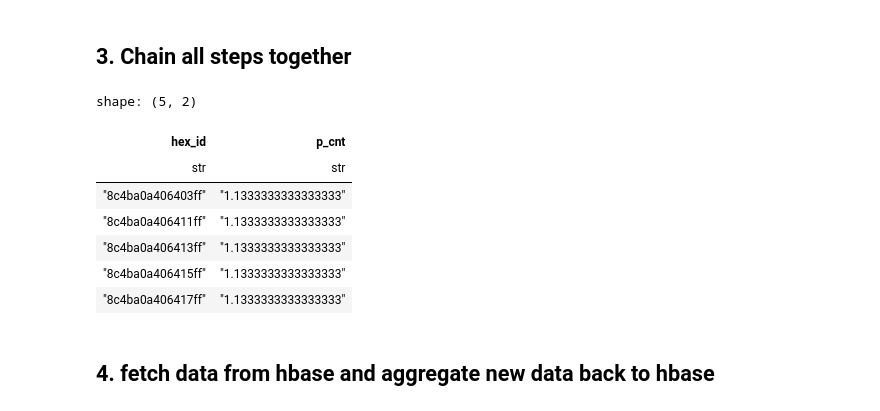
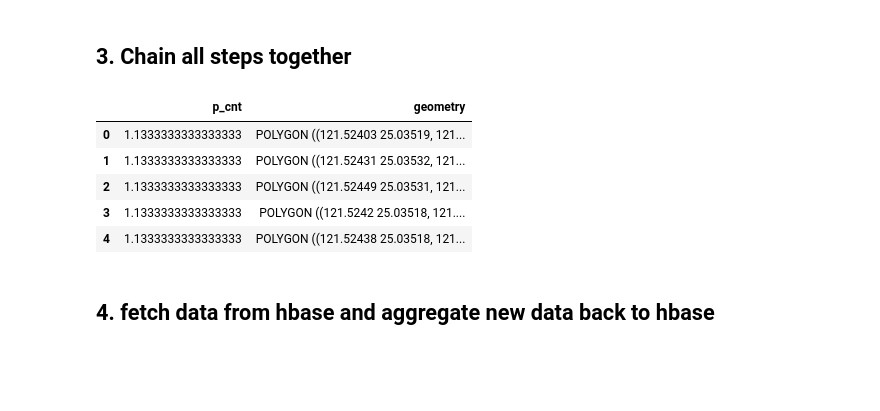
Before and after one commit to CityScience-TaipeiTech/h3_aggregation, a Jupyter notebook: docs/source/usage/03_hbase_data.ipynb, the cells around one changed output. Cells and saved outputs as stored; diff of their text form; code cells hidden in the pictures; blank space fills up the shorter version.

```diff
--- a/docs/source/usage/03_hbase_data.ipynb
+++ b/docs/source/usage/03_hbase_data.ipynb
@@ -94,40 +88,41 @@ shape: (5, 2)
 # %%
 from h3_toolkit import H3Toolkit
 from h3_toolkit.hbase import HBaseClient
 
 toolkit = H3Toolkit()
 
 result = (
     toolkit
     .process_from_vector(
         data = new_gdf,
         resolution = 12,
         geometry_col = 'geometry'
     )
     .set_hbase_client(
         HBaseClient(
             fetch_url=FETCH_API,
             send_url=SEND_API,
+            token = TOKEN,
+            max_concurrent_requests=5, # don't change this
+            chunk_size=200000,         # don't change this
         )
     )
     .fetch_from_hbase(
         table_name = 'res12_pre_data',
         column_family = 'demographic',
         column_qualifier = ['p_cnt'],
     )
-    .get_result()
+    .get_result(return_geometry=True)
 )
 
 result.head()
 # %% [output]
-shape: (5, 2)
-| hex_id | p_cnt |
-| str | str |
-| "8c4ba0a406403ff" | "1.1333333333333333" |
-| "8c4ba0a406411ff" | "1.1333333333333333" |
-| "8c4ba0a406413ff" | "1.1333333333333333" |
-| "8c4ba0a406415ff" | "1.1333333333333333" |
-| "8c4ba0a406417ff" | "1.1333333333333333" |
+|  | p_cnt | geometry |
+| 0 | 1.1333333333333333 | POLYGON ((121.52403 25.03519, 121... |
+| 1 | 1.1333333333333333 | POLYGON ((121.52431 25.03532, 121... |
+| 2 | 1.1333333333333333 | POLYGON ((121.52449 25.03531, 121... |
+| 3 | 1.1333333333333333 | POLYGON ((121.5242 25.03518, 121.... |
+| 4 | 1.1333333333333333 | POLYGON ((121.52438 25.03518, 121... |
 # %% [markdown]
 ## 4. fetch data from hbase and aggregate new data back to hbase
 # %%
```
Also changed, not shown: parts of 2 cells of this notebook, 1 other file.
